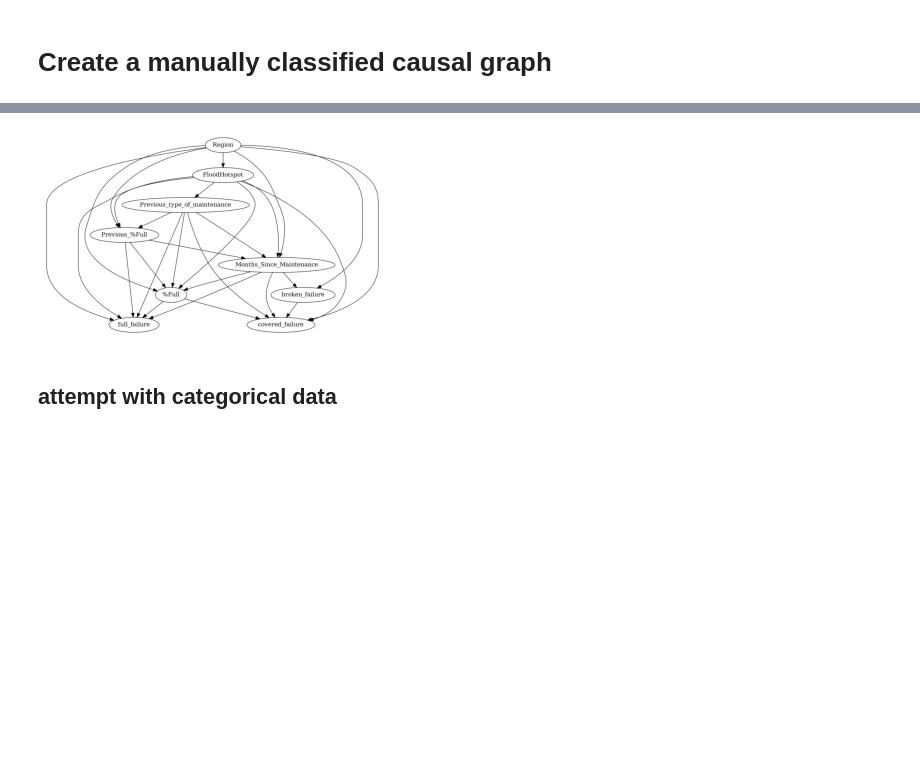
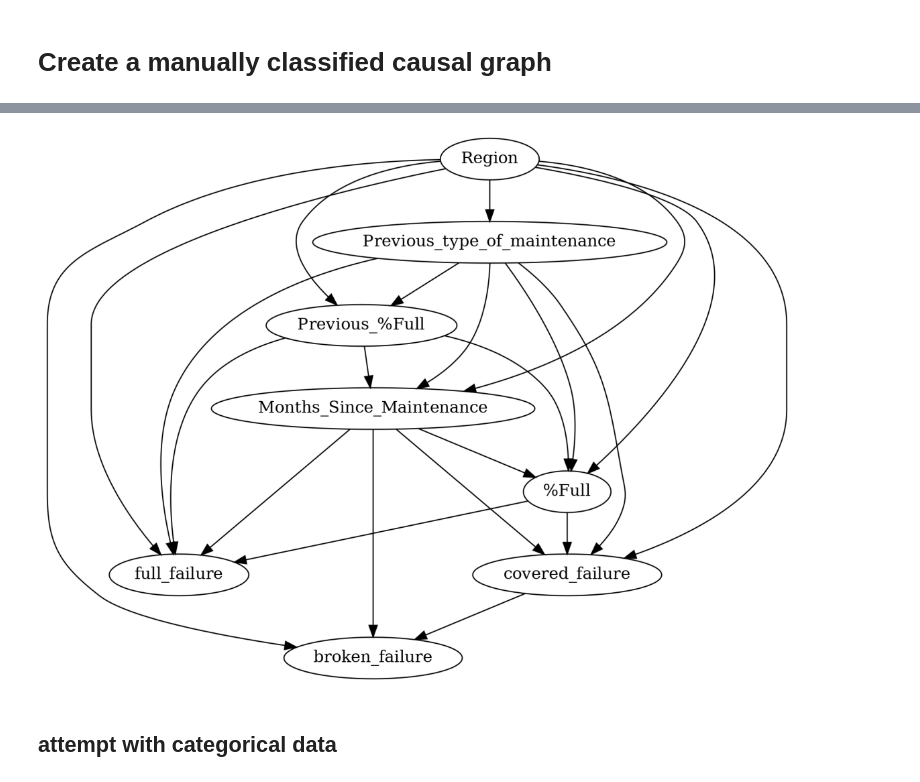
Before and after one commit to TomGraham1/BayesianFailureAnalysis, a Jupyter notebook: JupyterNotebooks/CausalModelling.ipynb, the cells around one changed output, grey strips where cells are left out. Cells and saved outputs as stored; diff of their text form; code cells hidden in the pictures; blank space fills up the shorter version.

```diff
--- a/JupyterNotebooks/CausalModelling.ipynb
+++ b/JupyterNotebooks/CausalModelling.ipynb
@@ -273,0 +277,6 @@ fig.savefig("causal_diagram_PC.png")
+# %%
+from castle.algorithms import ICALiNGAM
+
+# DirectLiNGAM learn
+ical_lignam = ICALiNGAM()
+ical_lignam.learn(struct_data)
@@ -634,0 +1002,4 @@ DAG_update = bn.parameter_learning.fit(model, struct_data)
+# %%
+mapped = {}
+for item in range(1,9):
+    mapped[f"X{item}"]=item
@@ -634,0 +1014,3 @@ DAG_update = bn.parameter_learning.fit(model, struct_data)
+# %%
+for item in mapped:
+    print(item,item[1])
@@ -648,22 +1063,21 @@ Index(['FloodHotspot', '%Full', 'Region', 'full_failure', 'covered_failure',
        'Months_Since_Maintenance'],
       dtype='object')
 # %%
+from causallearn.graph.Dag import Dag
+from causallearn.graph.Edge import Edge
+from causallearn.graph.Endpoint import Endpoint
+from causallearn.graph.GraphNode import GraphNodes
+
 mapped = {}
 for index, item in enumerate(struct_data.columns):
     mapped[item]=index
-required_edges = [("Region", "FloodHotspot"),
-                  ("Region","Months_Since_Maintenance"),
+required_edges = [("Region","Months_Since_Maintenance"),
                   ("Region","full_failure"),
                   ("Region","covered_failure"),
                   ("Region","Previous_%Full"),
                   ("Region","broken_failure"),
                   ("Region","%Full"),
-                  ("FloodHotspot","%Full"),
-                  ("FloodHotspot","full_failure"),
-                  ("FloodHotspot","covered_failure"),
-                  ("FloodHotspot","Previous_%Full"),
-                  ("FloodHotspot","Previous_type_of_maintenance"),
-                  ("FloodHotspot","Months_Since_Maintenance"),
+                  ("Region","Previous_type_of_maintenance"),
                   ("Months_Since_Maintenance","full_failure"),
                   ("Months_Since_Maintenance","covered_failure"),
                   ("Months_Since_Maintenance","broken_failure"),
@@ -678,8 +1092,21 @@ required_edges = [("Region", "FloodHotspot"),
                   ("Previous_type_of_maintenance","covered_failure"),
                   ("Previous_type_of_maintenance","%Full"),
                   ("Previous_type_of_maintenance","Months_Since_Maintenance"),
-                  ("broken_failure","covered_failure")]
+                  ("covered_failure","broken_failure")]
 output = []
 for item in required_edges:
     output.append((mapped[item[0]],mapped[item[1]]))
+
+
+node_names = struct_data.columns
+nodes = []
+for name in node_names:
+    node = GraphNode(name)
+    nodes.append(node)
+dag = Dag(nodes)
+
+for item in required_edges:
+    node1 = dag.get_node(item[0])
+    node2 = dag.get_node(item[1])
+    dag.add_directed_edge(node1, node2)
 # %%
@@ -707,16 +1134,17 @@ for item in required_edges:
 # %%
 # visualization using pydot
 pyd = GraphUtils.to_pydot(dag,labels=list(struct_data.columns.values))
 tmp_png = pyd.create_png(f="png")
 fp = io.BytesIO(tmp_png)
 img = mpimg.imread(fp, format='png')
+plt.figure(figsize = (20,20))
 plt.axis('off')
 plt.imshow(img)
 plt.show()
 
 pyd.write_png('human_intuition.png')
 # %% [output]
-[figure, old version]
+[figure, new version]
 # %% [markdown]
 ## attempt with categorical data
 # %%
```
Also changed, not shown: parts of 105 cells of this notebook, 11 other files.
